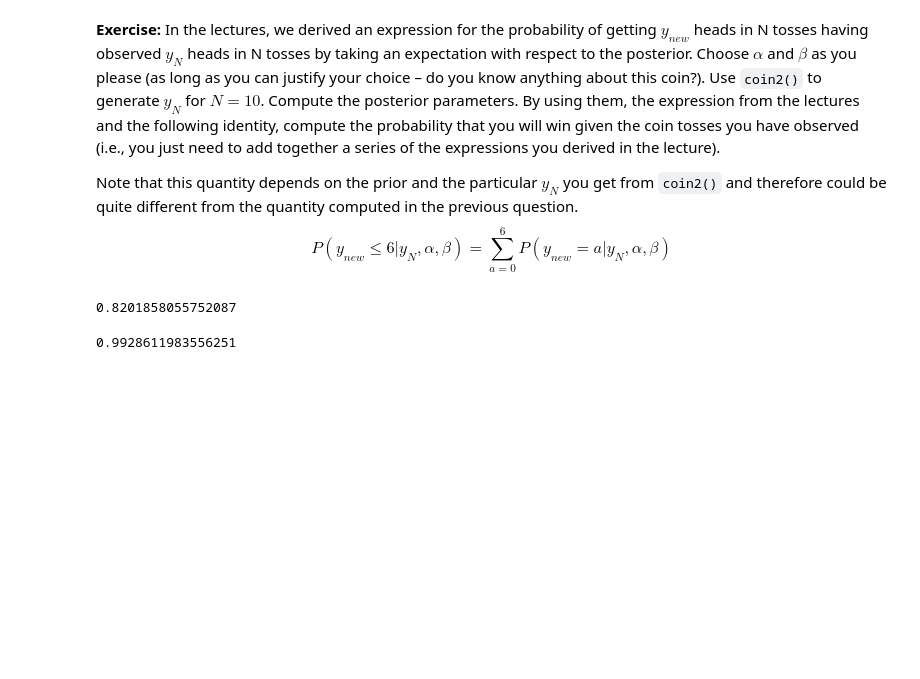
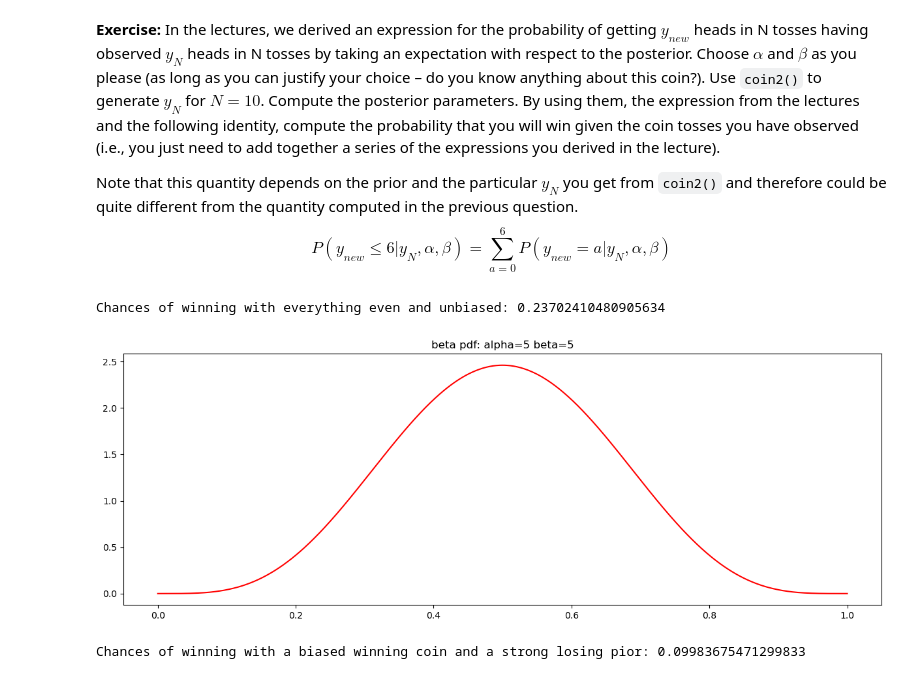
Before and after one commit to Michele2301/asi-labs, a Jupyter notebook: lab_week1-public/Coin_Toss_Experiment.ipynb, the cells around one changed output. Saved outputs shown, nothing was run; the diff lists cells and outputs as text; code cells hidden in the pictures; blank space fills up the shorter version.

```diff
--- a/lab_week1-public/Coin_Toss_Experiment.ipynb
+++ b/lab_week1-public/Coin_Toss_Experiment.ipynb
@@ -179,16 +179,12 @@ $$
 P(y_{new}\le 6 \vert y_N, \alpha, \beta) = \sum_{a=0}^{6} P(y_{new}=a \vert y_N, \alpha, \beta)
 $$
 # %%
-#unbiased coin
-def coin2(N):
-    return sum(np.random.random(N)<=0.5)
-
 Nlook = 50 # the higher this number, the lower our winning probability
 yN = coin2(Nlook)
 
-# a normal prior is okay given the unbiased coin (on average I should receive 5/10 heads)
-alpha1 = 50
-beta1 = 50
+# unbiased coin
+alpha1 = 5
+beta1 = 5
 gamma1 = yN + alpha1
 delta1 = beta1 + Nlook - yN
 
@@ -196,26 +192,27 @@ N = 10
 p_ynew_se_six = 0 # smaller or equal to 6
 for ynew in range(7):
     # Compute probability using formula given in slides
-    p = (comb(N,ynew)*
-         ((gamma_func(gamma1+delta1))/(gamma_func(gamma1)*gamma_func(delta1)))*
-         ((gamma_func(gamma1+ynew)*gamma_func(delta1+N-ynew))/(gamma_func(gamma1+delta1+N)))
-         )
+    binomial_coefficient = comb(N,ynew)
+    numerator= gamma_func(gamma1+delta1)*gamma_func(gamma1+ynew)*gamma_func(delta1+N-ynew)
+    denominator= gamma_func(gamma1)*gamma_func(delta1)*gamma_func(gamma1+delta1+N)
+    p = binomial_coefficient*(numerator/denominator)
     p_ynew_se_six += p
 
-print(p_ynew_se_six)
+print("Chances of winning with everything even and unbiased: "+p_ynew_se_six.__str__())
 # %% [output]
-0.8201858055752087
+Chances of winning with everything even and unbiased: 0.23702410480905634
+# %%
+# plot the prior
+plot_beta(alpha1, beta1)
+# %% [output]
+[figure, added]
 # %%
-# biased coin
-def coin2(N):
-    return sum(np.random.random(N)<=0.8)
-
-Nlook = 50 # the higher this number, the lower our winning probability
+Nlook = 50
 yN = coin2(Nlook)
 
-# need a strong losing prior given the biased coin
-alpha1 = 2
-beta1 = 100
+# biased coin (80% win)
+alpha1 = 22
+beta1 = 6
 gamma1 = yN + alpha1
 delta1 = beta1 + Nlook - yN
 
@@ -224,12 +221,13 @@ p_ynew_se_six = 0 # smaller or equal to 6
 # summing the probability of obtaining 0, 1, 2, 3, 4, 5 heads (<= 6) and putting it as high as possible (to win more than I lose even given a biased 80% win coin)
 for ynew in range(7):
     # Compute probability using formula given in slides
-    p = (comb(N,ynew)*
-         ((gamma_func(gamma1+delta1))/(gamma_func(gamma1)*gamma_func(delta1)))*
-         ((gamma_func(gamma1+ynew)*gamma_func(delta1+N-ynew))/(gamma_func(gamma1+delta1+N)))
-         )
+    binomial_coefficient = comb(N,ynew)
+    numerator= gamma_func(gamma1+delta1)*gamma_func(gamma1+ynew)*gamma_func(delta1+N-ynew)
+    denominator= gamma_func(gamma1)*gamma_func(delta1)*gamma_func(gamma1+delta1+N)
+    p = binomial_coefficient*(numerator/denominator)
     p_ynew_se_six += p
 
-print(p_ynew_se_six)
+
+print("Chances of winning with a biased winning coin and a strong losing pior: "+p_ynew_se_six.__str__())
 # %% [output]
-0.9928611983556251
+Chances of winning with a biased winning coin and a strong losing pior: 0.09983675471299833
```
Also changed, not shown: parts of 6 cells of this notebook, 3 other files.
